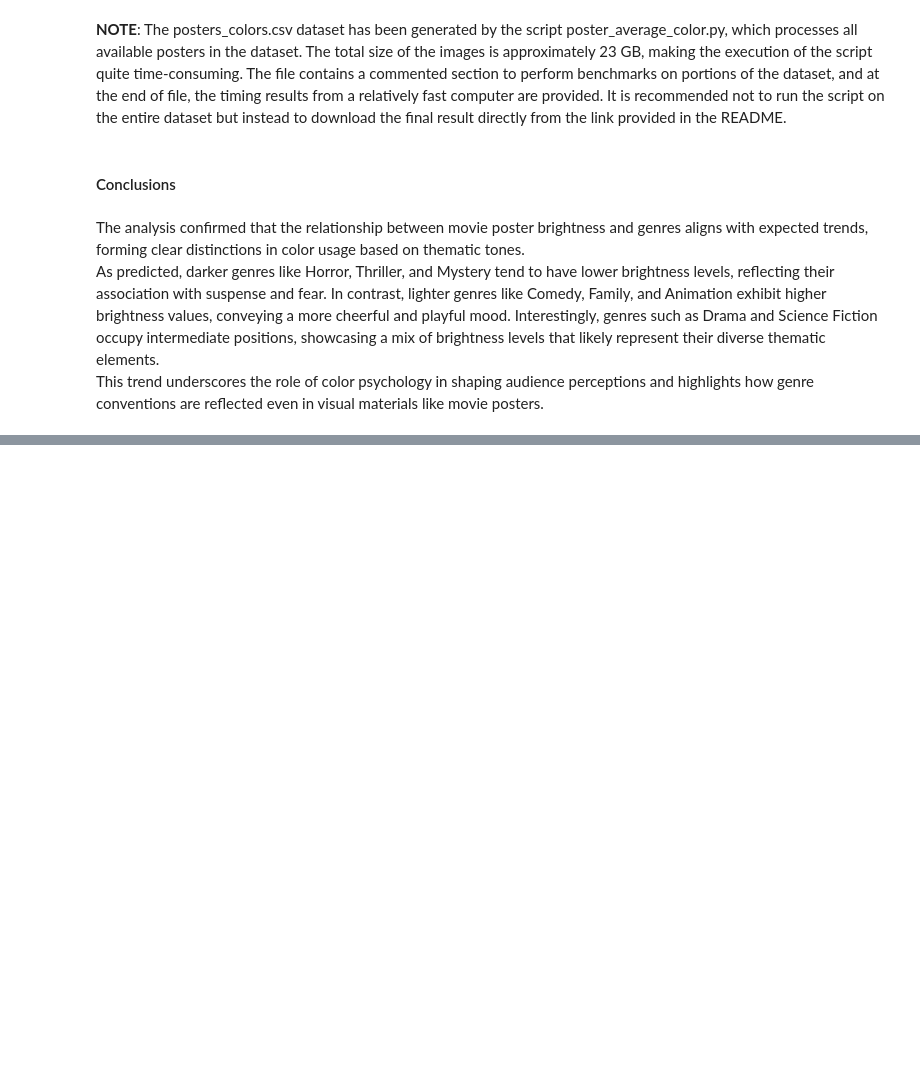
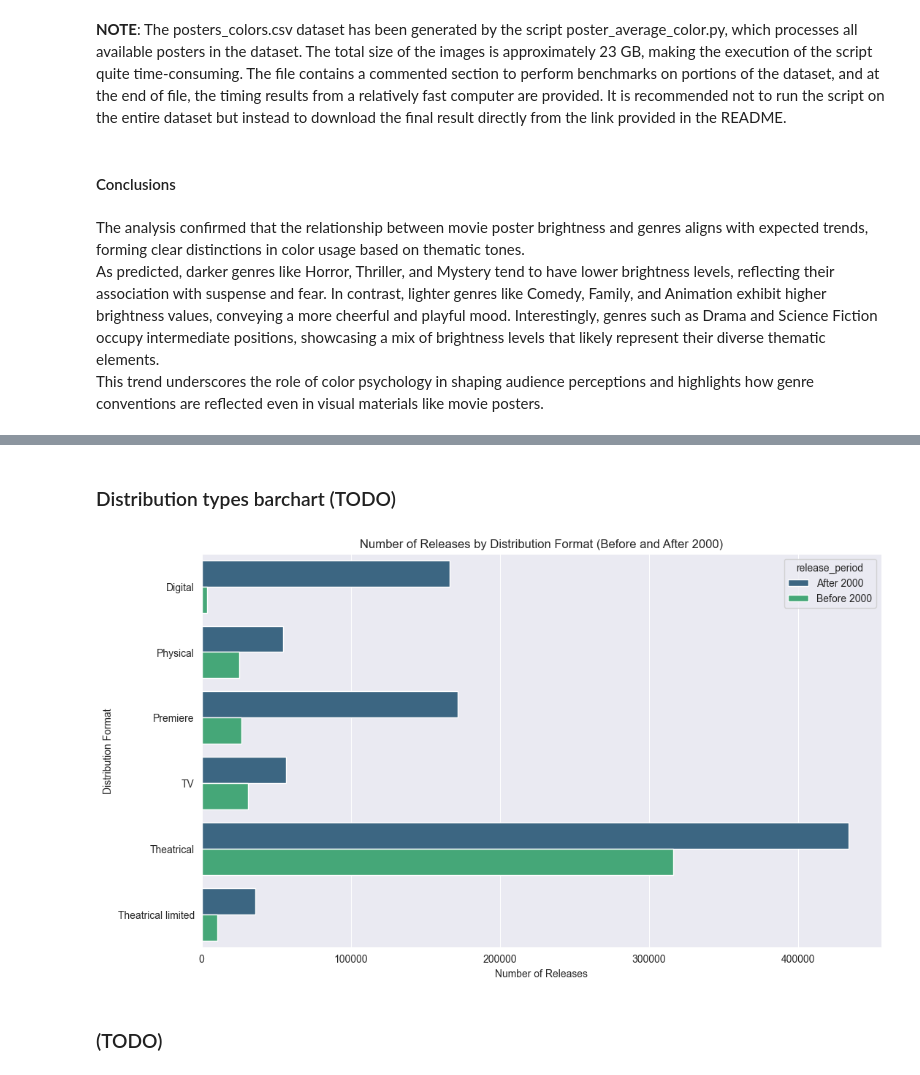
Before and after one commit to quelmitch/UNITO-IUM-TWEB, a Jupyter notebook: solution/data-analysis/data_visualisation.ipynb, the cells around one changed output, grey strips where cells are left out. Cells and saved outputs as stored; diff of their text form; code cells hidden in the pictures; blank space fills up the shorter version.

Commit message:
Added two visualization
Correlation between movie genre and theme
Distribution type bar chart

```diff
--- a/solution/data-analysis/data_visualisation.ipynb
+++ b/solution/data-analysis/data_visualisation.ipynb
@@ -483,0 +478,33 @@ This trend underscores the role of color psychology in shaping audience percepti
+# %% [markdown]
+### Distribution types barchart (TODO)
+# %%
+# Load the dataset
+releases_df = pd.read_csv('clean_datasets/releases.csv')
+movies_df = pd.read_csv('clean_datasets/movies.csv')
+# %%
+# Merge the two datasets on the movie_id (releases) and id (movies)
+merged_df = pd.merge(releases_df, movies_df, left_on='movie_id', right_on='id')
+
+# Create a new column to categorize movies as before or after 2000
+merged_df['release_period'] = merged_df['release_year'].apply(lambda x: 'Before 2000' if x < 2000 else 'After 2000')
+
+# Count the occurrences of each distribution format, split by release period
+distribution_counts = merged_df.groupby(['distribution_format', 'release_period']).size().reset_index(name='Count')
+
+# Set the size of the plot
+plt.figure(figsize=(12, 7))
+
+# Create the bar plot using Seaborn
+sns.barplot(x='Count', y='distribution_format', hue='release_period', data=distribution_counts, palette='viridis')
+
+# Set labels and title
+plt.xlabel('Number of Releases')
+plt.ylabel('Distribution Format')
+plt.title('Number of Releases by Distribution Format (Before and After 2000)')
+
+# Display the plot
+plt.show()
+# %% [output]
+[figure, added]
+# %% [markdown]
+### (TODO)
```
Also changed, not shown: parts of 10 cells of this notebook.
